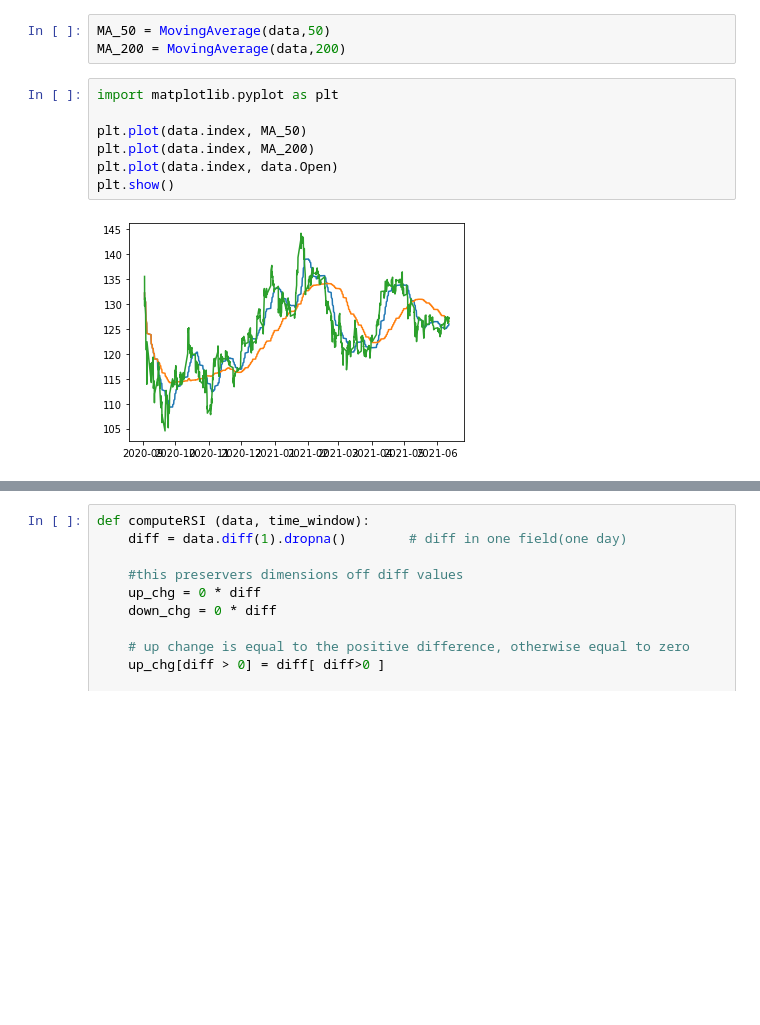
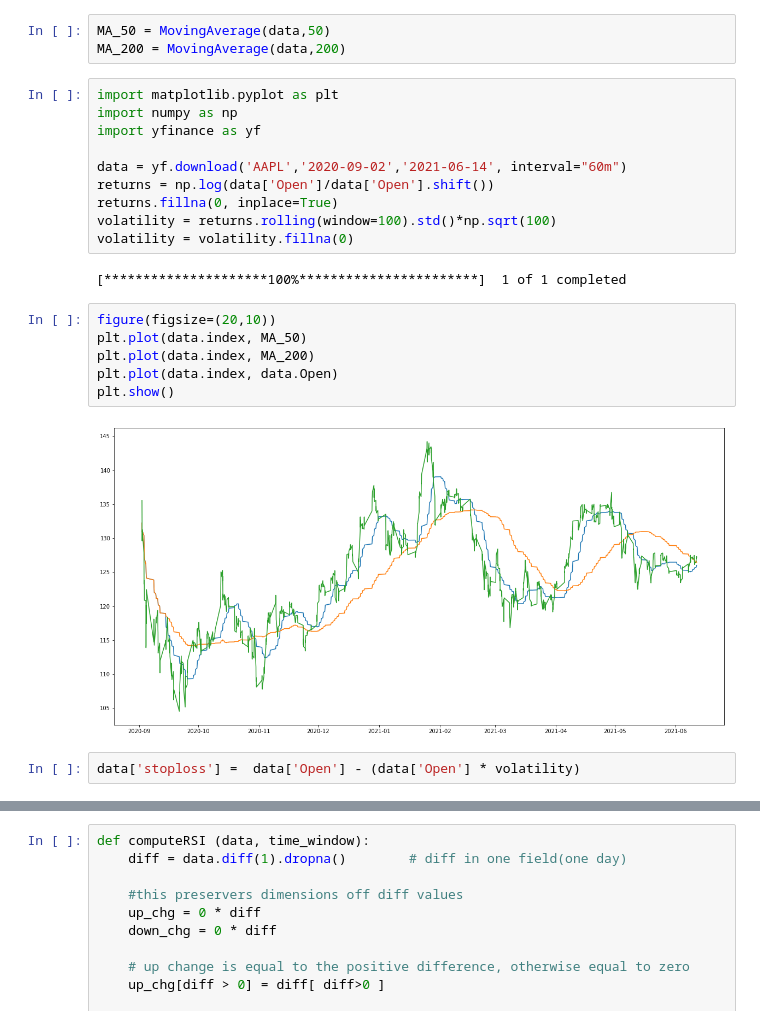
Before and after one commit to ryankemmer/StockMarketFun, a Jupyter notebook: GoldenCross.ipynb, the cells around one changed output, grey strips where cells are left out. Drawn from its saved outputs; the diff is of its cells as text; blank space fills up the shorter version.

```diff
--- a/GoldenCross.ipynb
+++ b/GoldenCross.ipynb
@@ -14,12 +14,25 @@ def ExponentialMovingAverage(df, window):
 # %%
 MA_50 = MovingAverage(data,50)
 MA_200 = MovingAverage(data,200)
+# %%
+import matplotlib.pyplot as plt
+import numpy as np
+import yfinance as yf
+
+data = yf.download('AAPL','2020-09-02','2021-06-14', interval="60m")
+returns = np.log(data['Open']/data['Open'].shift())
+returns.fillna(0, inplace=True)
+volatility = returns.rolling(window=100).std()*np.sqrt(100)
+volatility = volatility.fillna(0)
+# %% [output]
+[*********************100%***********************]  1 of 1 completed
 # %%
-import matplotlib.pyplot as plt
-
+figure(figsize=(20,10))
 plt.plot(data.index, MA_50)
 plt.plot(data.index, MA_200)
 plt.plot(data.index, data.Open)
 plt.show()
 # %% [output]
-[figure, old version]
+[figure, new version]
+# %%
+data['stoploss'] =  data['Open'] - (data['Open'] * volatility)
```
Also changed, not shown: parts of 1 cell of this notebook, 2 other files.
